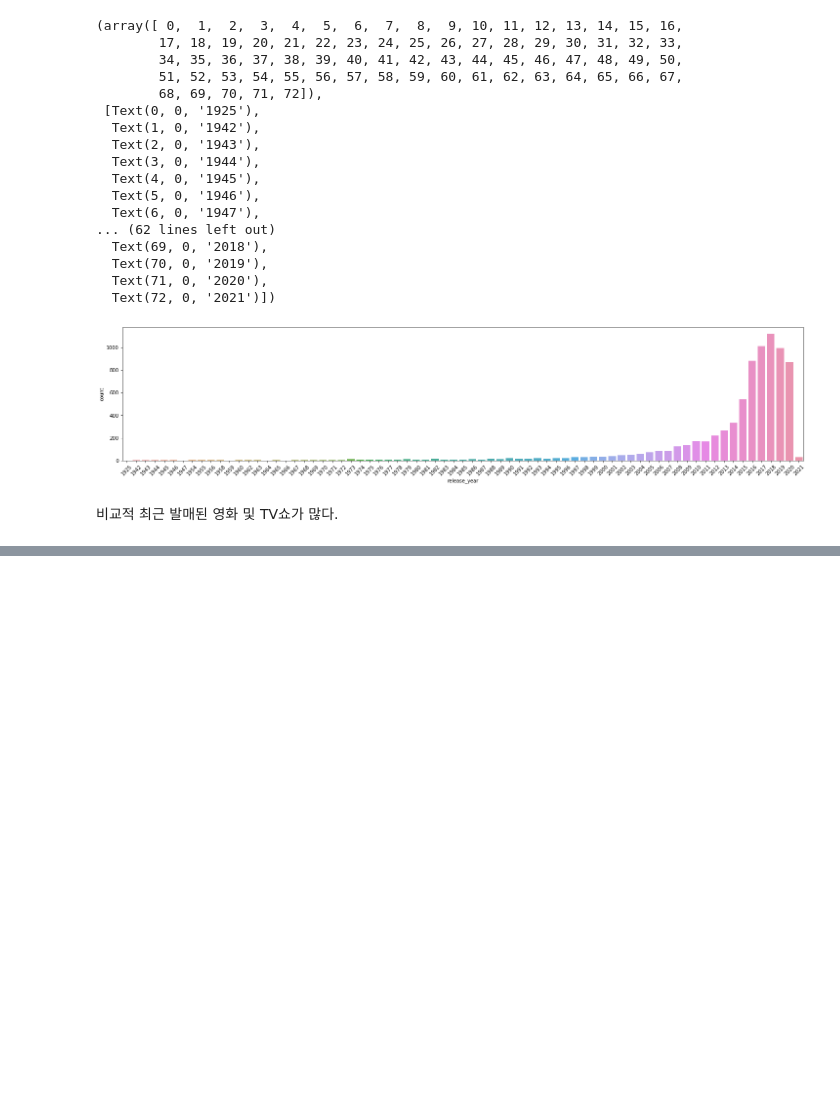
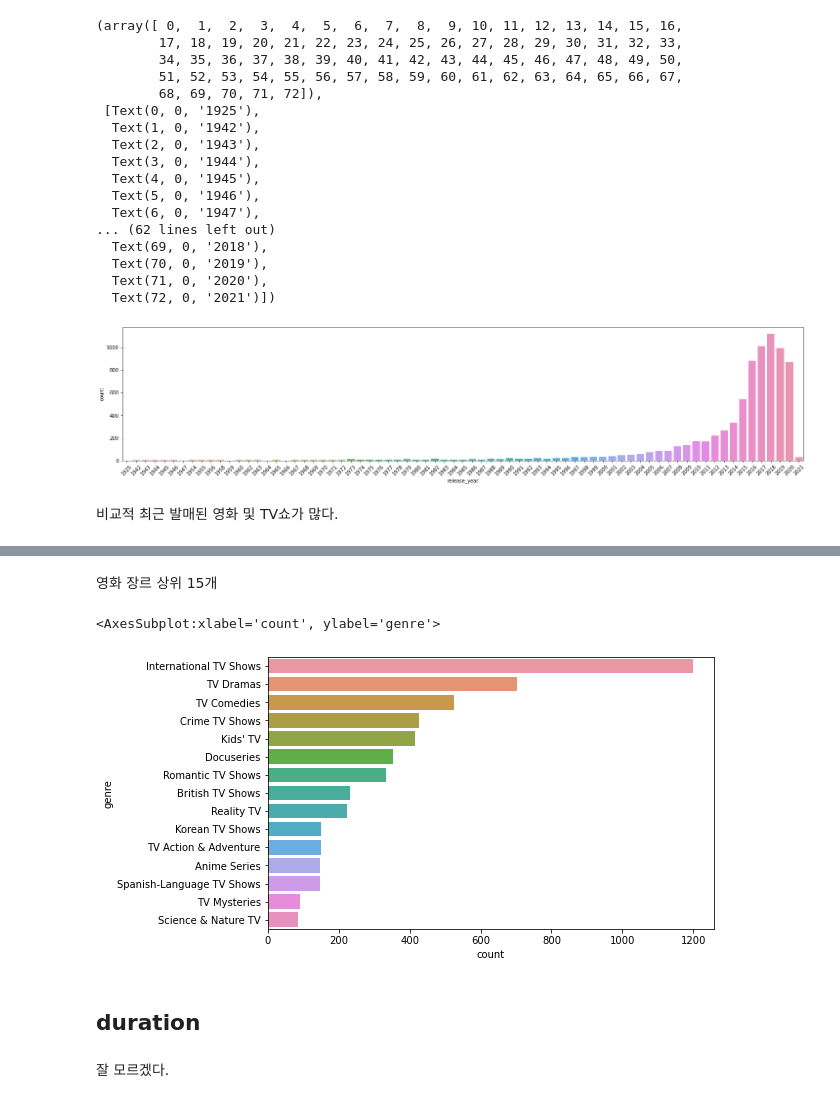
Before and after one commit to sue991/Kaggle, a Jupyter notebook: DataSets/Netflix_titles_Analysis.ipynb, the cells around one changed output, grey strips where cells are left out. Drawn from its saved outputs; the diff is of its cells as text; code cells hidden in the pictures; blank space fills up the shorter version.

```diff
--- a/DataSets/Netflix_titles_Analysis.ipynb
+++ b/DataSets/Netflix_titles_Analysis.ipynb
@@ -296,0 +366,20 @@ plt.xticks(rotation=45)
+# %% [markdown]
+영화 장르 상위 15개
+# %%
+tv_genres = ", ".join(tv_shows['listed_in']).split(", ")
+tv_top_genres = Counter(tv_genres).most_common(15)
+
+tv_genre = [_[0] for _ in tv_top_genres]
+tv_count = [_[1] for _ in tv_top_genres]
+
+df_tvgenres = pd.DataFrame({ 'genre': tv_genre, 'count': tv_count })
+
+plt.figure(figsize=(8,5))
+sns.barplot('count','genre',data=df_tvgenres)
+# %% [output]
+<AxesSubplot:xlabel='count', ylabel='genre'>
+[figure, added]
+# %% [markdown]
+## duration
+# %% [markdown]
+잘 모르겠다.
```
Also changed, not shown: parts of 9 cells of this notebook.
